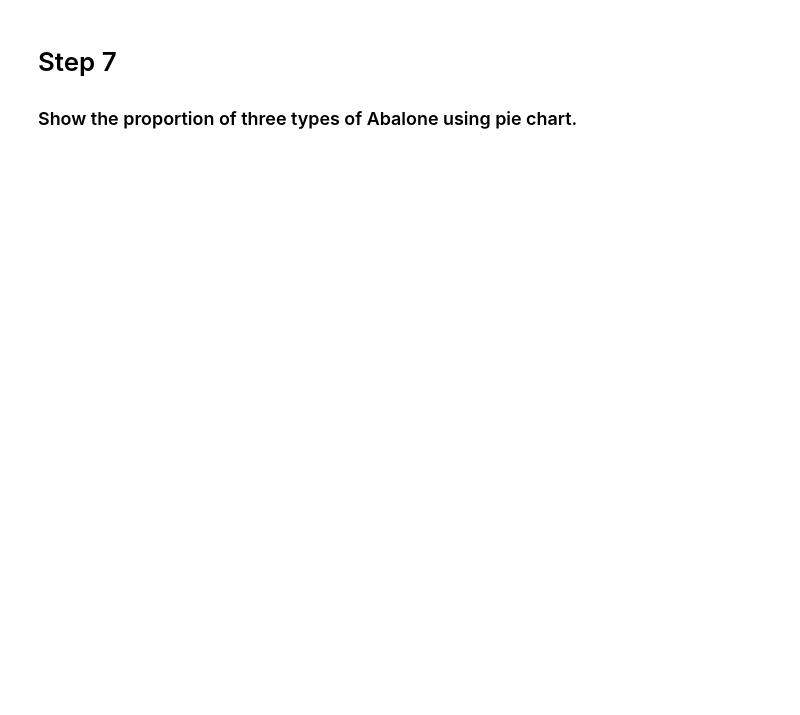
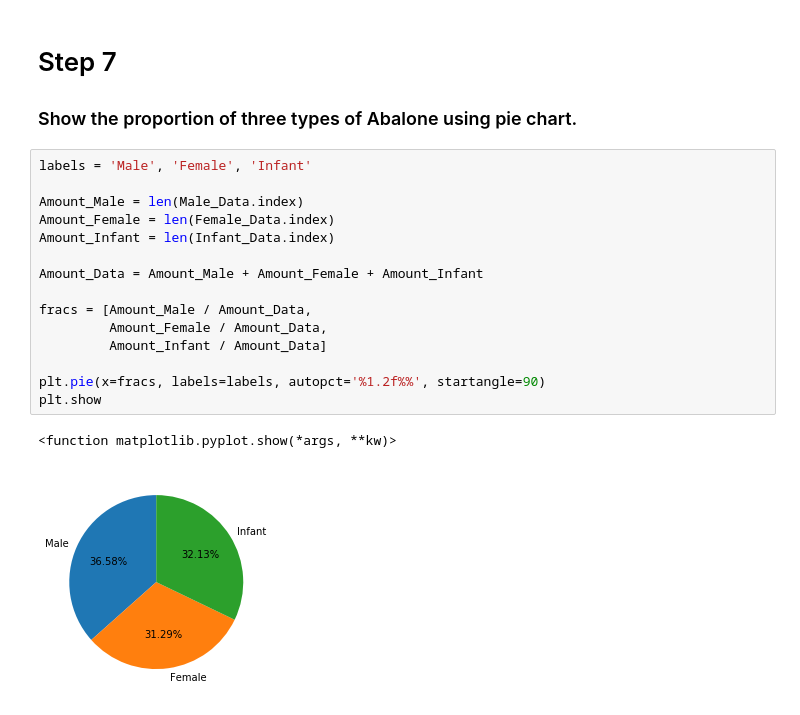
Before and after one commit to LiWeiYeh/NTUT-Introduction-to-Data-Science, a Jupyter notebook: homework/hw2/HW-Abalone-dataset.ipynb, the cells around one changed output. Drawn from its saved outputs; the diff is of its cells as text; blank space fills up the shorter version.

```diff
--- a/homework/hw2/HW-Abalone-dataset.ipynb
+++ b/homework/hw2/HW-Abalone-dataset.ipynb
@@ -61,3 +178,21 @@ data
 # %% [markdown]
 # Step 7
 ### Show the proportion of three types of Abalone using pie chart.
+# %%
+labels = 'Male', 'Female', 'Infant'
+
+Amount_Male = len(Male_Data.index)
+Amount_Female = len(Female_Data.index)
+Amount_Infant = len(Infant_Data.index)
+
+Amount_Data = Amount_Male + Amount_Female + Amount_Infant
+
+fracs = [Amount_Male / Amount_Data,
+         Amount_Female / Amount_Data,
+         Amount_Infant / Amount_Data]
+
+plt.pie(x=fracs, labels=labels, autopct='%1.2f%%', startangle=90)
+plt.show
+# %% [output]
+<function matplotlib.pyplot.show(*args, **kw)>
+[figure, added]
```
Also changed, not shown: parts of 7 cells of this notebook, 1 other file.
